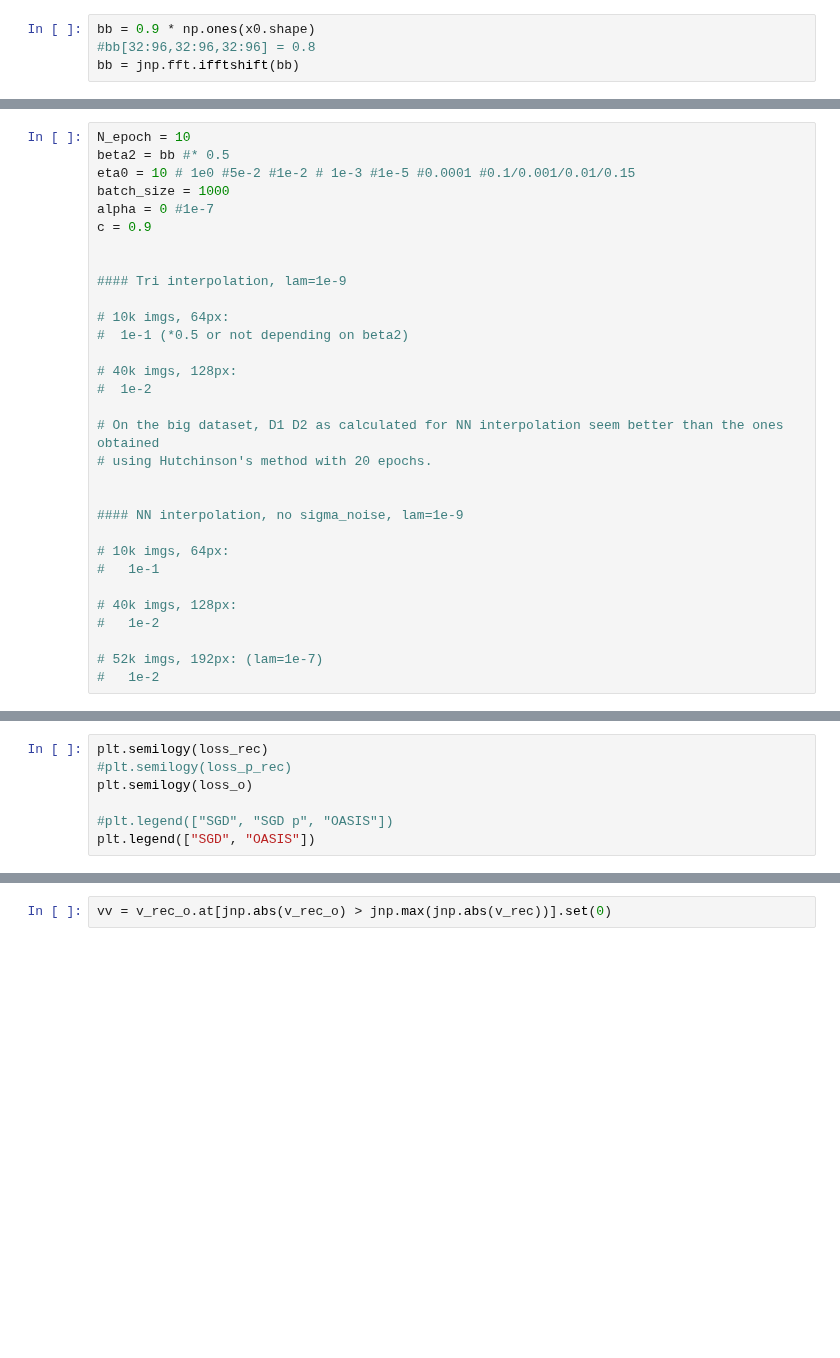
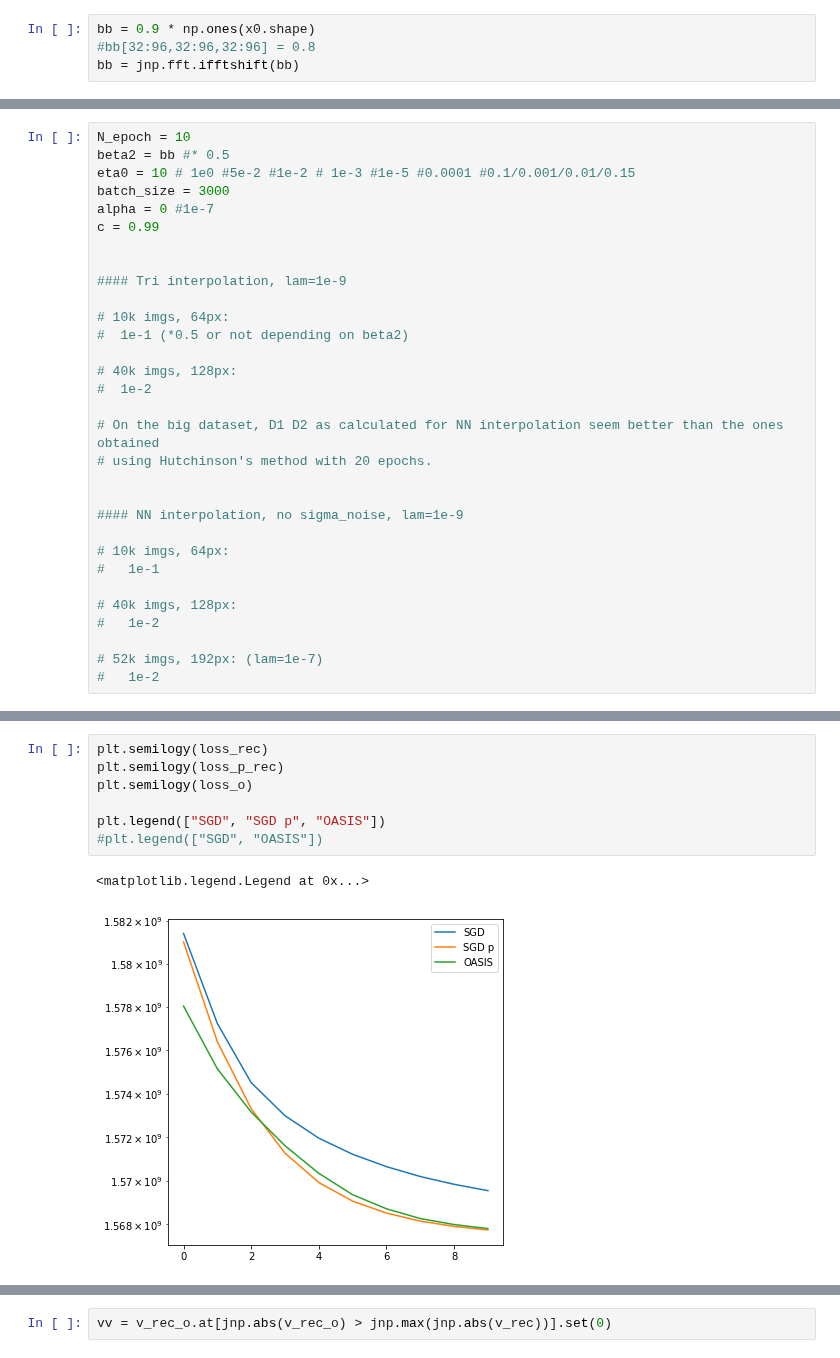
Before and after one commit to bogdantoader/simplecryoem, a Jupyter notebook: nb/Higher_stochastic.ipynb, the cells around one changed output, grey strips where cells are left out. Saved outputs shown, nothing was run; the diff lists cells and outputs as text; blank space fills up the shorter version.

```diff
--- a/nb/Higher_stochastic.ipynb
+++ b/nb/Higher_stochastic.ipynb
@@ -648,9 +692,9 @@ plt.colorbar()
 N_epoch = 10
 beta2 = bb #* 0.5
 eta0 = 10 # 1e0 #5e-2 #1e-2 # 1e-3 #1e-5 #0.0001 #0.1/0.001/0.01/0.15
-batch_size = 1000
+batch_size = 3000
 alpha = 0 #1e-7
-c = 0.9
+c = 0.99
 
 
 #### Tri interpolation, lam=1e-9
@@ -686,9 +762,12 @@ print(f"Total time: {time.time()-t0 : .2f} seconds")
 # %%
 plt.semilogy(loss_rec)
-#plt.semilogy(loss_p_rec)
+plt.semilogy(loss_p_rec)
 plt.semilogy(loss_o)
 
-#plt.legend(["SGD", "SGD p", "OASIS"])
-plt.legend(["SGD", "OASIS"])
+plt.legend(["SGD", "SGD p", "OASIS"])
+#plt.legend(["SGD", "OASIS"])
+# %% [output]
+<matplotlib.legend.Legend at 0x...>
+[figure, added]
 # %%
 jnp.max(jnp.abs(v_rec))
```
Also changed, not shown: parts of 26 cells of this notebook, 1 other file.
